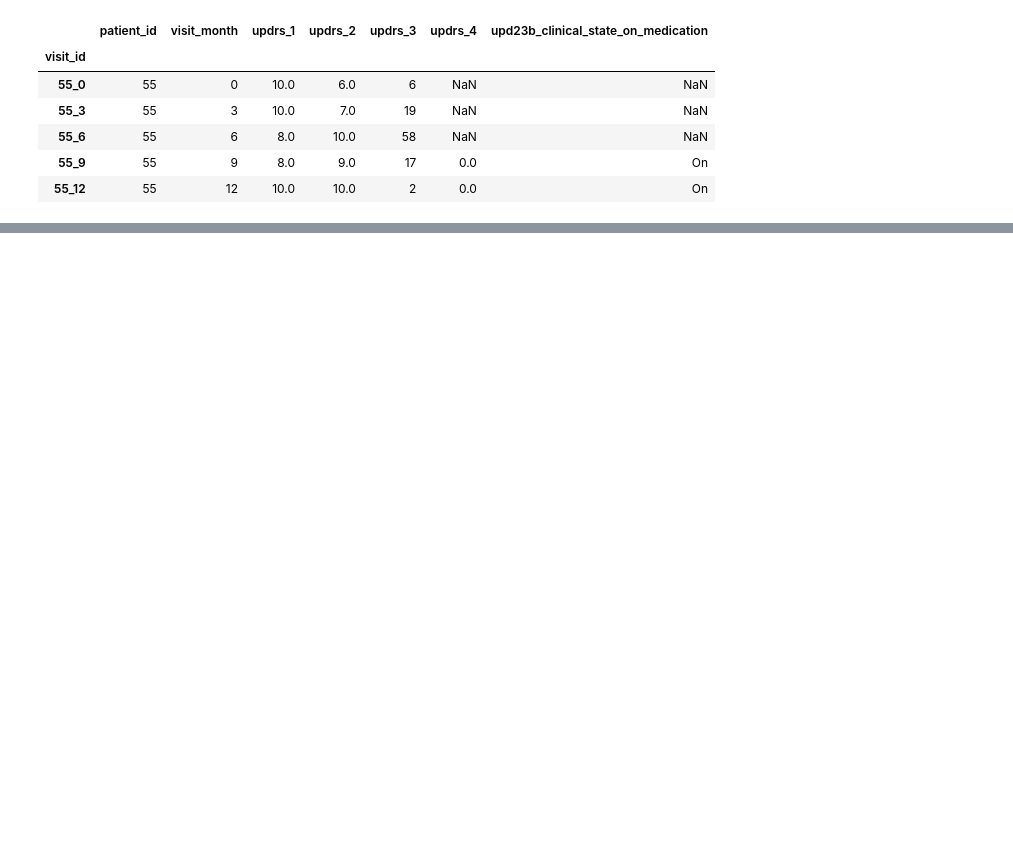
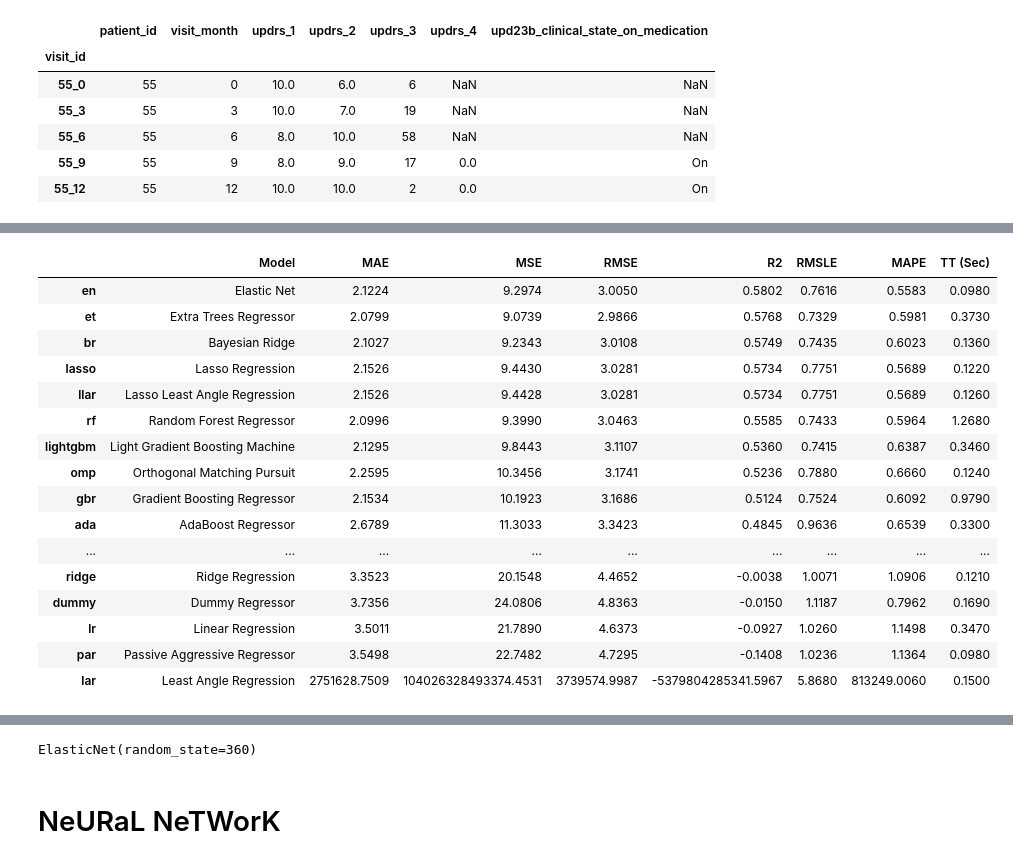
Before and after one commit to prithvidasgupta/si-618-parkinson-prediction, a Jupyter notebook: rough_work/featured_proteins.ipynb, the cells around one changed output, grey strips where cells are left out. Cells and saved outputs as stored; diff of their text form; code cells hidden in the pictures; blank space fills up the shorter version.

```diff
--- a/rough_work/featured_proteins.ipynb
+++ b/rough_work/featured_proteins.ipynb
@@ -176,0 +267,3 @@ cvr
+# %%
+compare_models()
+# %% [output]
@@ -176,0 +271,17 @@ cvr
+|  | Model | MAE | MSE | RMSE | R2 | RMSLE | MAPE | TT (Sec) |
+| en | Elastic Net | 2.1224 | 9.2974 | 3.0050 | 0.5802 | 0.7616 | 0.5583 | 0.0980 |
+| et | Extra Trees Regressor | 2.0799 | 9.0739 | 2.9866 | 0.5768 | 0.7329 | 0.5981 | 0.3730 |
+| br | Bayesian Ridge | 2.1027 | 9.2343 | 3.0108 | 0.5749 | 0.7435 | 0.6023 | 0.1360 |
+| lasso | Lasso Regression | 2.1526 | 9.4430 | 3.0281 | 0.5734 | 0.7751 | 0.5689 | 0.1220 |
+| llar | Lasso Least Angle Regression | 2.1526 | 9.4428 | 3.0281 | 0.5734 | 0.7751 | 0.5689 | 0.1260 |
+| rf | Random Forest Regressor | 2.0996 | 9.3990 | 3.0463 | 0.5585 | 0.7433 | 0.5964 | 1.2680 |
+| lightgbm | Light Gradient Boosting Machine | 2.1295 | 9.8443 | 3.1107 | 0.5360 | 0.7415 | 0.6387 | 0.3460 |
+| omp | Orthogonal Matching Pursuit | 2.2595 | 10.3456 | 3.1741 | 0.5236 | 0.7880 | 0.6660 | 0.1240 |
+| gbr | Gradient Boosting Regressor | 2.1534 | 10.1923 | 3.1686 | 0.5124 | 0.7524 | 0.6092 | 0.9790 |
+| ada | AdaBoost Regressor | 2.6789 | 11.3033 | 3.3423 | 0.4845 | 0.9636 | 0.6539 | 0.3300 |
+| ... | ... | ... | ... | ... | ... | ... | ... | ... |
+| ridge | Ridge Regression | 3.3523 | 20.1548 | 4.4652 | -0.0038 | 1.0071 | 1.0906 | 0.1210 |
+| dummy | Dummy Regressor | 3.7356 | 24.0806 | 4.8363 | -0.0150 | 1.1187 | 0.7962 | 0.1690 |
+| lr | Linear Regression | 3.5011 | 21.7890 | 4.6373 | -0.0927 | 1.0260 | 1.1498 | 0.3470 |
+| par | Passive Aggressive Regressor | 3.5498 | 22.7482 | 4.7295 | -0.1408 | 1.0236 | 1.1364 | 0.0980 |
+| lar | Least Angle Regression | 2751628.7509 | 104026328493374.4531 | 3739574.9987 | -5379804285341.5967 | 5.8680 | 813249.0060 | 0.1500 |
@@ -177,2 +289,5 @@ cvr
+ElasticNet(random_state=360)
+# %% [markdown]
+# NeURaL NeTWorK
 # %%
 class BrownMunde(nn.Module):
```
Also changed, not shown: parts of 47 cells of this notebook.
